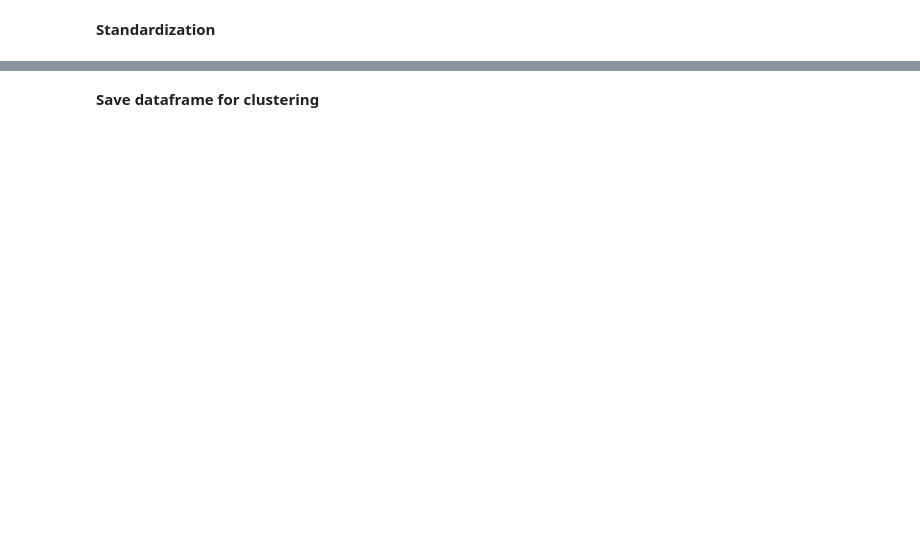
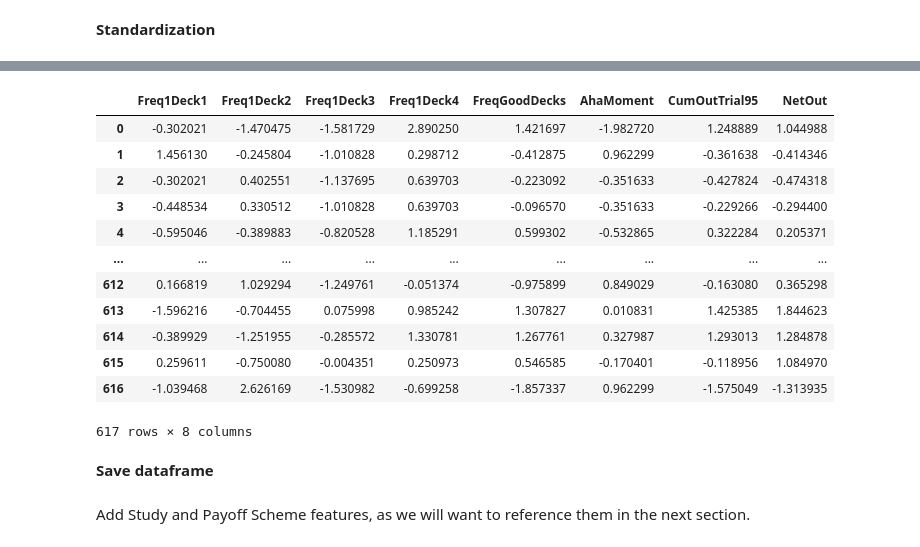
Before and after one commit to murphn88/ca4015-assignment-1, a Jupyter notebook: book/_build/jupyter_execute/data_exploration.ipynb, the cells around one changed output, grey strips where cells are left out. Drawn from its saved outputs; the diff is of its cells as text; code cells hidden in the pictures; blank space fills up the shorter version.

```diff
--- a/book/_build/jupyter_execute/data_exploration.ipynb
+++ b/book/_build/jupyter_execute/data_exploration.ipynb
@@ -472,2 +491,22 @@ scaled
+# %%
+scaled = StandardScaler().fit_transform(prepared)
+scaled = pd.DataFrame(scaled, index = prepared.index, columns = prepared.columns)
+scaled
+# %% [output]
+|  | Freq1Deck1 | Freq1Deck2 | Freq1Deck3 | Freq1Deck4 | FreqGoodDecks | AhaMoment | CumOutTrial95 | NetOut |
+| 0 | -0.302021 | -1.470475 | -1.581729 | 2.890250 | 1.421697 | -1.982720 | 1.248889 | 1.044988 |
+| 1 | 1.456130 | -0.245804 | -1.010828 | 0.298712 | -0.412875 | 0.962299 | -0.361638 | -0.414346 |
+| 2 | -0.302021 | 0.402551 | -1.137695 | 0.639703 | -0.223092 | -0.351633 | -0.427824 | -0.474318 |
+| 3 | -0.448534 | 0.330512 | -1.010828 | 0.639703 | -0.096570 | -0.351633 | -0.229266 | -0.294400 |
+| 4 | -0.595046 | -0.389883 | -0.820528 | 1.185291 | 0.599302 | -0.532865 | 0.322284 | 0.205371 |
+| ... | ... | ... | ... | ... | ... | ... | ... | ... |
+| 612 | 0.166819 | 1.029294 | -1.249761 | -0.051374 | -0.975899 | 0.849029 | -0.163080 | 0.365298 |
+| 613 | -1.596216 | -0.704455 | 0.075998 | 0.985242 | 1.307827 | 0.010831 | 1.425385 | 1.844623 |
+| 614 | -0.389929 | -1.251955 | -0.285572 | 1.330781 | 1.267761 | 0.327987 | 1.293013 | 1.284878 |
+| 615 | 0.259611 | -0.750080 | -0.004351 | 0.250973 | 0.546585 | -0.170401 | -0.118956 | 1.084970 |
+| 616 | -1.039468 | 2.626169 | -1.530982 | -0.699258 | -1.857337 | 0.962299 | -1.575049 | -1.313935 |
+617 rows × 8 columns
 # %% [markdown]
-**Save dataframe for clustering**
+**Save dataframe**
+# %% [markdown]
+Add Study and Payoff Scheme features, as we will want to reference them in the next section.
```
Also changed, not shown: parts of 22 cells of this notebook, 26 other files.
